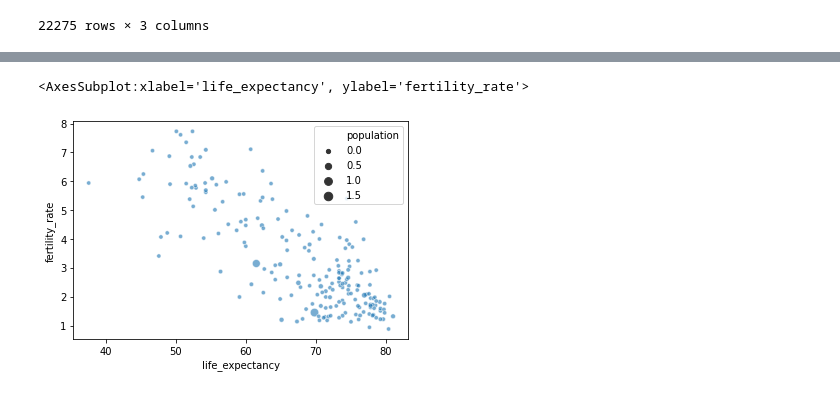
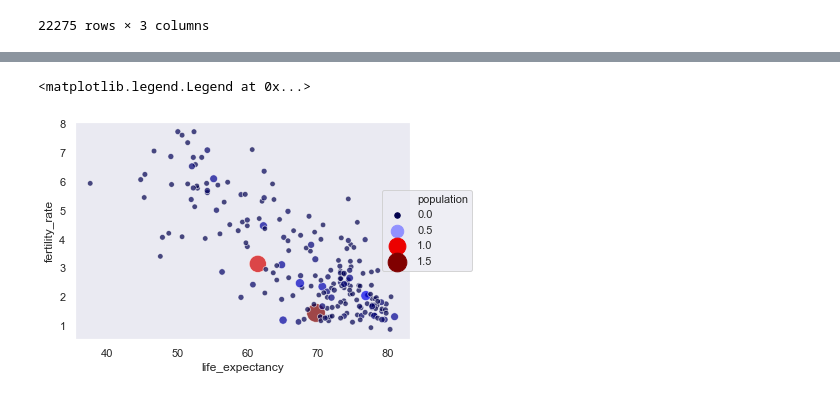
Before and after one commit to RosiNantis/Projects_from_Spiced_personal, a Jupyter notebook: Week_1/spiced_projects/animated_scatterplot.ipynb, the cells around one changed output, grey strips where cells are left out. Cells and saved outputs as stored; diff of their text form; code cells hidden in the pictures.

```diff
--- a/Week_1/spiced_projects/animated_scatterplot.ipynb
+++ b/Week_1/spiced_projects/animated_scatterplot.ipynb
@@ -324,5 +325,7 @@ population
 final_data = df.merge(population)
 # %%
 final_data[final_data['year']==2000]
+final_data['population'] = final_data['population'] / 1#0000
+final_data
 # %% [output]
 |  | country | year | fertility_rate | life_expectancy | population |
@@ -341,13 +361,18 @@ final_data[final_data['year']==2000]
 # %%
 import seaborn as sns
 import matplotlib.pyplot as plt
 
+
+cmap = sns.cubehelix_palette(rot=-.4, as_cmap=True, reverse =False)
 df_subset = final_data.loc[final_data['year'] == 2000]
-sns.scatterplot(x='life_expectancy', y='fertility_rate',
-            data=df_subset, size = 'population', alpha=0.6)
+p =sns.scatterplot(data=df_subset, size = 'population',
+    alpha=.7, sizes = (30,350),hue="population",palette = 'seismic',
+    x="life_expectancy", y="fertility_rate"
+    )
+p.legend(loc='center left', bbox_to_anchor=(0.9, 0.5), ncol=1)
 # %% [output]
-<AxesSubplot:xlabel='life_expectancy', ylabel='fertility_rate'>
+<matplotlib.legend.Legend at 0x...>
-[figure, old version]
+[figure, new version]
 # %%
 for year in range(1960,2015):
     df_subset = final_data.loc[final_data['year'] == year]
```
Also changed, not shown: parts of 6 cells of this notebook, 8 other files.
